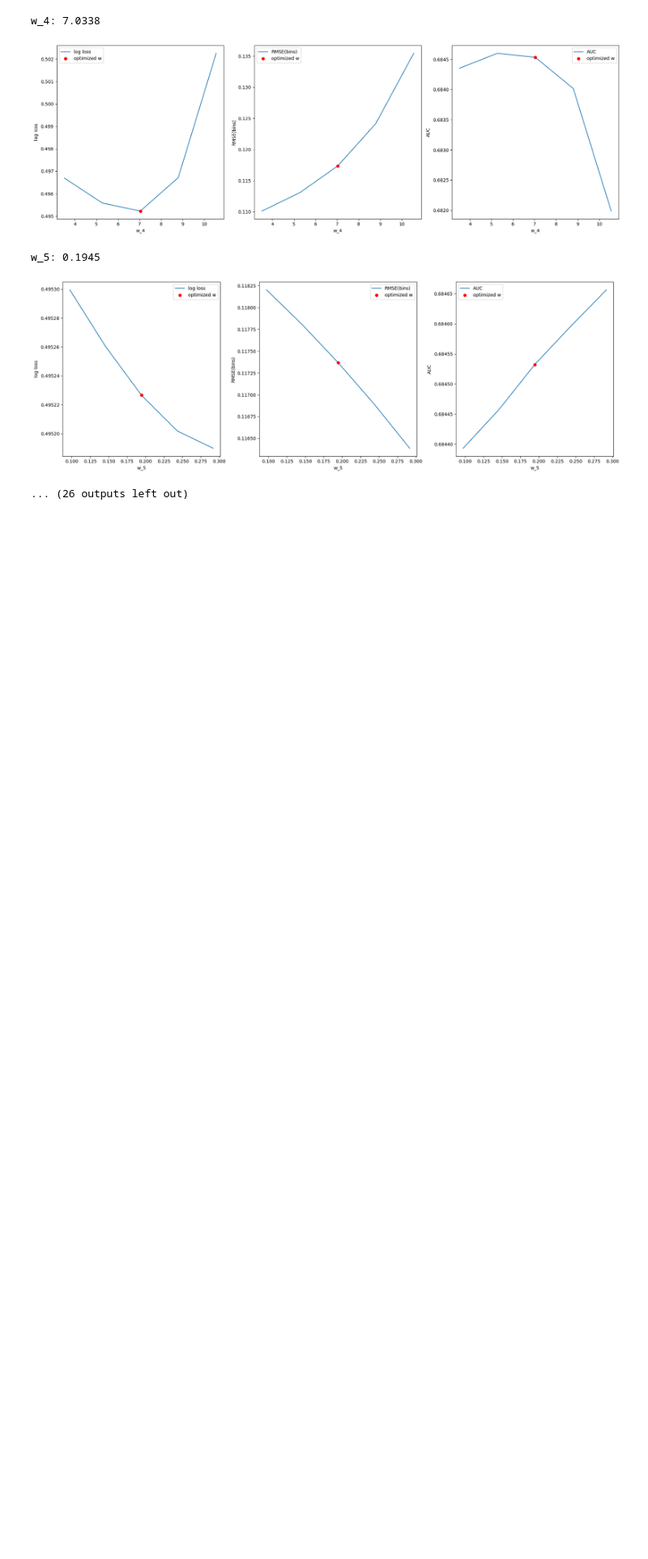
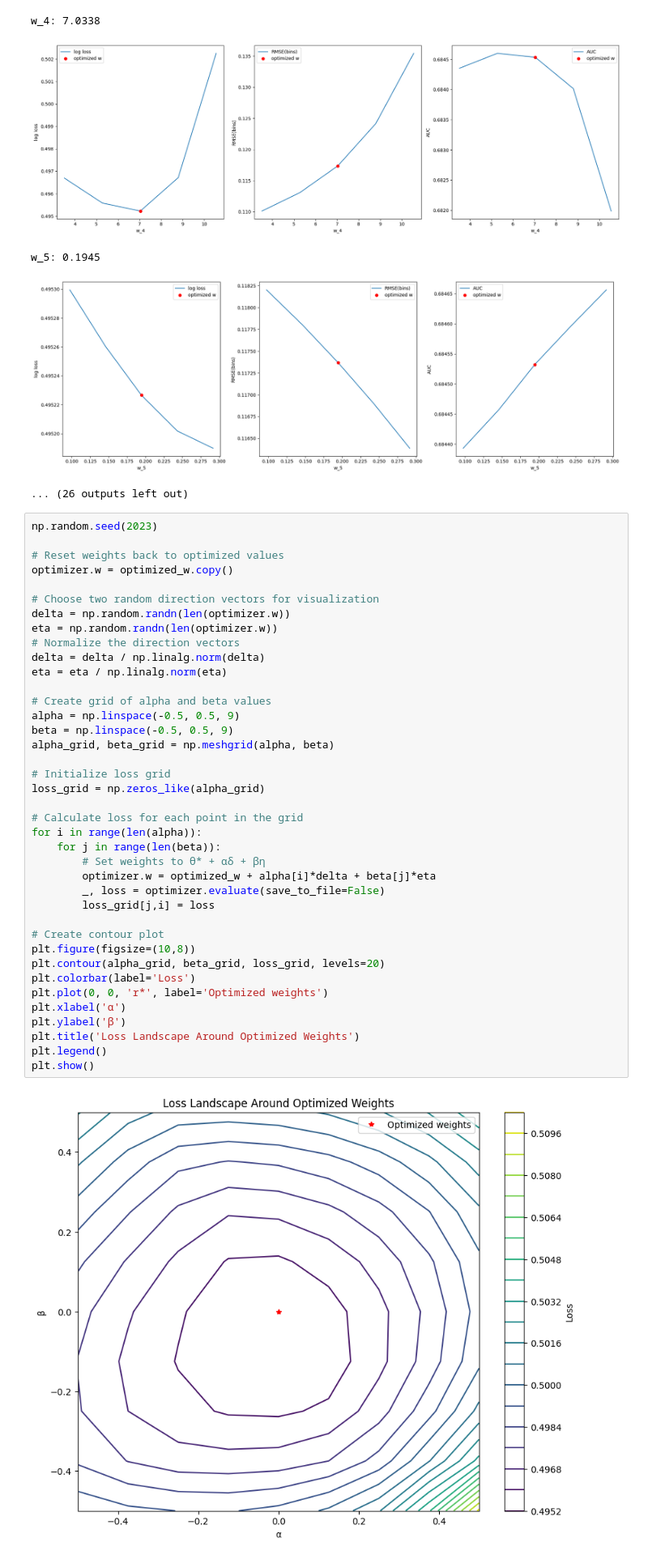
Before and after one commit to open-spaced-repetition/visualize-loss-landscape-of-fsrs, a Jupyter notebook: notebook.ipynb, the cells around one changed output. Shown at 81% size. Drawn from its saved outputs; the diff is of its cells as text; blank space fills up the shorter version.

Commit message:
add Loss Landscape Around Optimized Weights

```diff
--- a/notebook.ipynb
+++ b/notebook.ipynb
@@ -134,3 +134,44 @@ w_4: 7.0338
 w_5: 0.1945
 [figure]
 ... (26 outputs left out)
+# %%
+np.random.seed(2023)
+
+# Reset weights back to optimized values
+optimizer.w = optimized_w.copy()
+
+# Choose two random direction vectors for visualization
+delta = np.random.randn(len(optimizer.w))
+eta = np.random.randn(len(optimizer.w))
+# Normalize the direction vectors
+delta = delta / np.linalg.norm(delta)
+eta = eta / np.linalg.norm(eta)
+
+# Create grid of alpha and beta values
+alpha = np.linspace(-0.5, 0.5, 9)
+beta = np.linspace(-0.5, 0.5, 9)
+alpha_grid, beta_grid = np.meshgrid(alpha, beta)
+
+# Initialize loss grid
+loss_grid = np.zeros_like(alpha_grid)
+
+# Calculate loss for each point in the grid
+for i in range(len(alpha)):
+    for j in range(len(beta)):
+        # Set weights to θ* + αδ + βη
+        optimizer.w = optimized_w + alpha[i]*delta + beta[j]*eta
+        _, loss = optimizer.evaluate(save_to_file=False)
+        loss_grid[j,i] = loss
+
+# Create contour plot
+plt.figure(figsize=(10,8))
+plt.contour(alpha_grid, beta_grid, loss_grid, levels=20)
+plt.colorbar(label='Loss')
+plt.plot(0, 0, 'r*', label='Optimized weights')
+plt.xlabel('α')
+plt.ylabel('β')
+plt.title('Loss Landscape Around Optimized Weights')
+plt.legend()
+plt.show()
+# %% [output]
+[figure, added]
```
